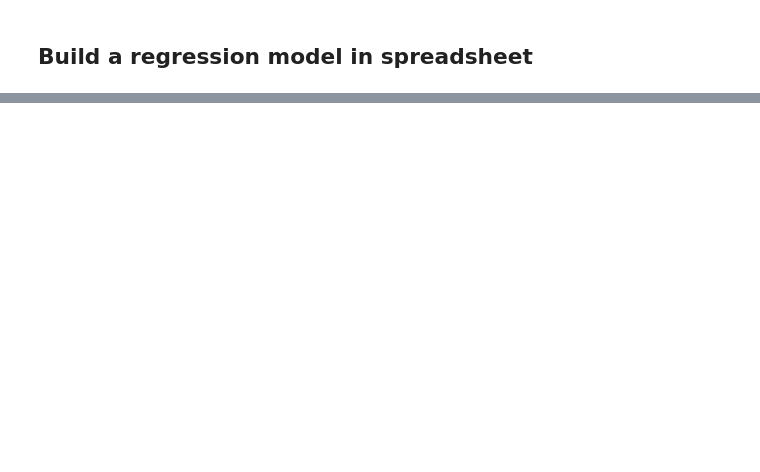
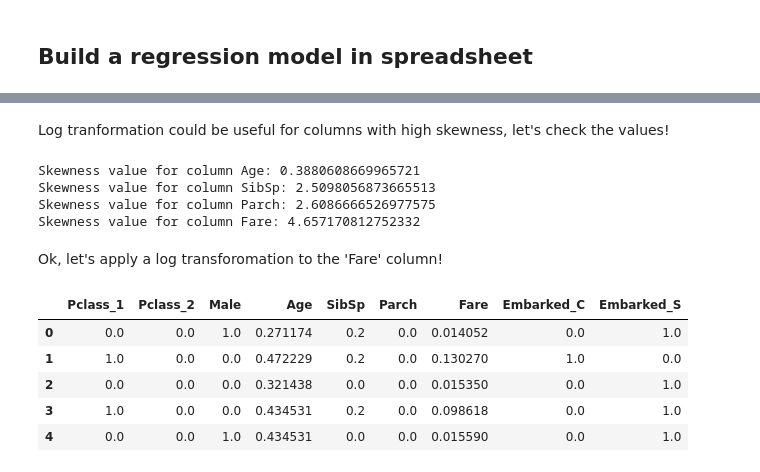
Before and after one commit to conti748/fastbook, a Jupyter notebook: 03_neural_net_foundations/lesson.ipynb, the cells around one changed output, grey strips where cells are left out. Cells and saved outputs as stored; diff of their text form; code cells hidden in the pictures; blank space fills up the shorter version.

```diff
--- a/03_neural_net_foundations/lesson.ipynb
+++ b/03_neural_net_foundations/lesson.ipynb
@@ -399,0 +544,23 @@ GPUs are good in matrix multiplications thanks to tensor-core
+# %% [markdown]
+Log tranformation could be useful for columns with high skewness, let's check the values!
+# %%
+from scipy.stats import skew
+for c in columns_to_plot:
+    print(f"Skewness value for column {c}: {skew(x_df_train[c])}")
+# %% [output]
+Skewness value for column Age: 0.3880608669965721
+Skewness value for column SibSp: 2.5098056873665513
+Skewness value for column Parch: 2.6086666526977575
+Skewness value for column Fare: 4.657170812752332
+# %% [markdown]
+Ok, let's apply a log transforomation to the 'Fare' column!
+# %%
+x_df_train['Fare'] = np.log1p(x_df_train['Fare'])
+x_df_train.head()
+# %% [output]
+|  | Pclass_1 | Pclass_2 | Male | Age | SibSp | Parch | Fare | Embarked_C | Embarked_S |
+| 0 | 0.0 | 0.0 | 1.0 | 0.271174 | 0.2 | 0.0 | 0.014052 | 0.0 | 1.0 |
+| 1 | 1.0 | 0.0 | 0.0 | 0.472229 | 0.2 | 0.0 | 0.130270 | 1.0 | 0.0 |
+| 2 | 0.0 | 0.0 | 0.0 | 0.321438 | 0.0 | 0.0 | 0.015350 | 0.0 | 1.0 |
+| 3 | 1.0 | 0.0 | 0.0 | 0.434531 | 0.2 | 0.0 | 0.098618 | 0.0 | 1.0 |
+| 4 | 0.0 | 0.0 | 1.0 | 0.434531 | 0.0 | 0.0 | 0.015590 | 0.0 | 1.0 |
```
Also changed, not shown: parts of 31 cells of this notebook, 3 other files.
